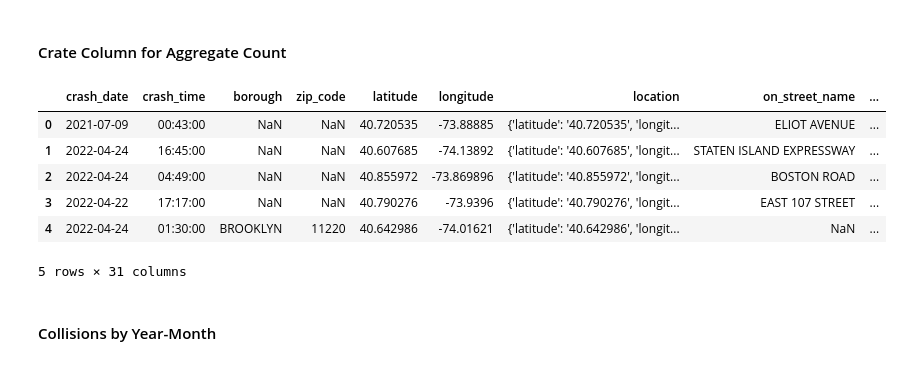
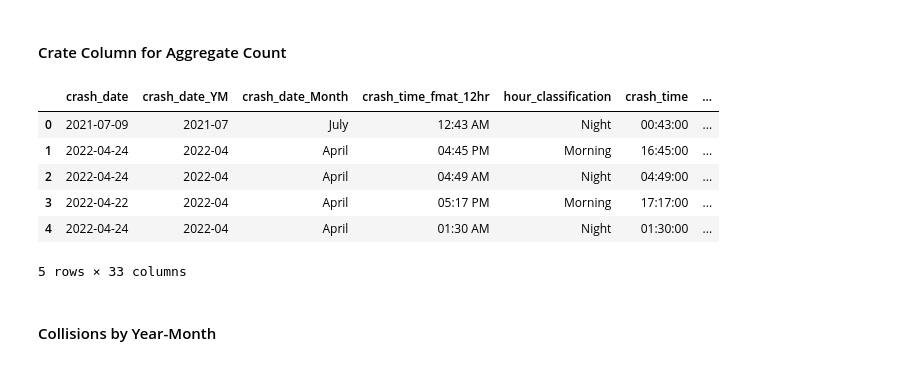
Before and after one commit to CoderKola/Projects, a Jupyter notebook: NYCOpenData/Collision Data/collision_data.ipynb, the cells around one changed output. Saved outputs shown, nothing was run; the diff lists cells and outputs as text; code cells hidden in the pictures.

Commit message:
added month and time categorization

```diff
--- a/NYCOpenData/Collision Data/collision_data.ipynb
+++ b/NYCOpenData/Collision Data/collision_data.ipynb
@@ -180,19 +180,49 @@ None
 # %%
 # Create new columns to assist with time analysis
 # crash_date_YM: Year-Month (YYYY-MM)
 # crash_date_Month: Month name (April, May, etc.)
 collision_df['crash_date_YM'] = collision_df['crash_date'].dt.to_period('M')
 collision_df['crash_date_Month'] = collision_df['crash_date'].dt.month_name()
 
+# Reorder the columns for better readabilility
+collision_df.insert(1, 'crash_date_YM', collision_df.pop('crash_date_YM'))
+collision_df.insert(2, 'crash_date_Month', collision_df.pop('crash_date_Month'))
+
+# Lets create categories for crash_time
+collision_df['hour_classification'] = np.nan
+collision_df.insert(3, 'hour_classification', collision_df.pop('hour_classification'))
+
+for index,row in collision_df.iterrows():
+    # 11:00PM to 6:59AM = Night Time
+    if row['crash_time'] >= dt.time(hour=23) or row['crash_time'] < dt.time(hour=7):
+        collision_df.loc[index, 'hour_classification'] = 'Night'
+    # 7:00 AM to 10:59AM = Morning
+    elif row['crash_time'] >= dt.time(hour=7) or row['crash_time'] < dt.time(hour=11):
+        collision_df.loc[index, 'hour_classification'] = 'Morning'
+    # 11:00 AM to 1:59PM = Midday
+    elif row['crash_time'] >= dt.time(hour=11) or row['crash_time'] < dt.time(hour=14):
+        collision_df.loc[index, 'hour_classification'] = 'Midday'
+    # 2:00 PM to 6:59PM = Afternoon
+    elif row['crash_time'] >= dt.time(hour=14) or row['crash_time'] < dt.time(hour=19):
+        collision_df.loc[index, 'hour_classification'] = 'Midday'
+    else:
+        # 7:00 PM to 10:59PM = Evening
+        collision_df.loc[index, 'hour_classification'] = 'Evening'
+
+# Lets make time readable to the normal user
+collision_df['crash_time_fmat_12hr'] = collision_df['crash_time'].apply(lambda x: x.strftime('%I:%M %p'))
+collision_df.insert(3, 'crash_time_fmat_12hr', collision_df.pop('crash_time_fmat_12hr'))
+
+# Preview these new columns
 collision_df.head()
 # %% [output]
-|  | crash_date | crash_time | borough | zip_code | latitude | longitude | location | on_street_name | ... |
-| 0 | 2021-07-09 | 00:43:00 | NaN | NaN | 40.720535 | -73.88885 | {'latitude': '40.720535', 'longit... | ELIOT AVENUE | ... |
-| 1 | 2022-04-24 | 16:45:00 | NaN | NaN | 40.607685 | -74.13892 | {'latitude': '40.607685', 'longit... | STATEN ISLAND EXPRESSWAY | ... |
-| 2 | 2022-04-24 | 04:49:00 | NaN | NaN | 40.855972 | -73.869896 | {'latitude': '40.855972', 'longit... | BOSTON ROAD | ... |
-| 3 | 2022-04-22 | 17:17:00 | NaN | NaN | 40.790276 | -73.9396 | {'latitude': '40.790276', 'longit... | EAST 107 STREET | ... |
-| 4 | 2022-04-24 | 01:30:00 | BROOKLYN | 11220 | 40.642986 | -74.01621 | {'latitude': '40.642986', 'longit... | NaN | ... |
+|  | crash_date | crash_date_YM | crash_date_Month | crash_time_fmat_12hr | hour_classification | crash_time | ... |
+| 0 | 2021-07-09 | 2021-07 | July | 12:43 AM | Night | 00:43:00 | ... |
+| 1 | 2022-04-24 | 2022-04 | April | 04:45 PM | Morning | 16:45:00 | ... |
+| 2 | 2022-04-24 | 2022-04 | April | 04:49 AM | Night | 04:49:00 | ... |
+| 3 | 2022-04-22 | 2022-04 | April | 05:17 PM | Morning | 17:17:00 | ... |
+| 4 | 2022-04-24 | 2022-04 | April | 01:30 AM | Night | 01:30:00 | ... |
-5 rows × 31 columns
+5 rows × 33 columns
 # %% [markdown]
 #### Collisions by Year-Month
 # %%
```
Also changed, not shown: parts of 1 cell of this notebook, 1 other file.
